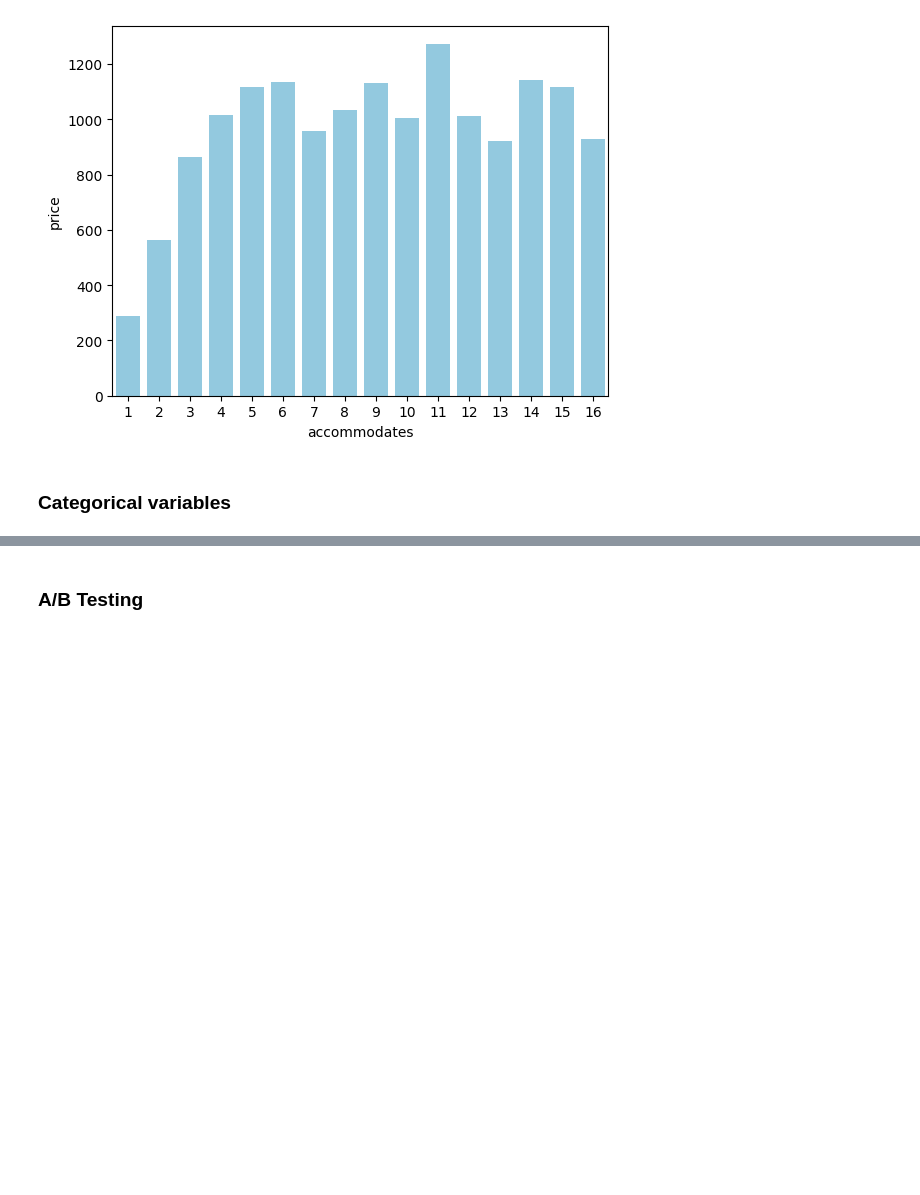
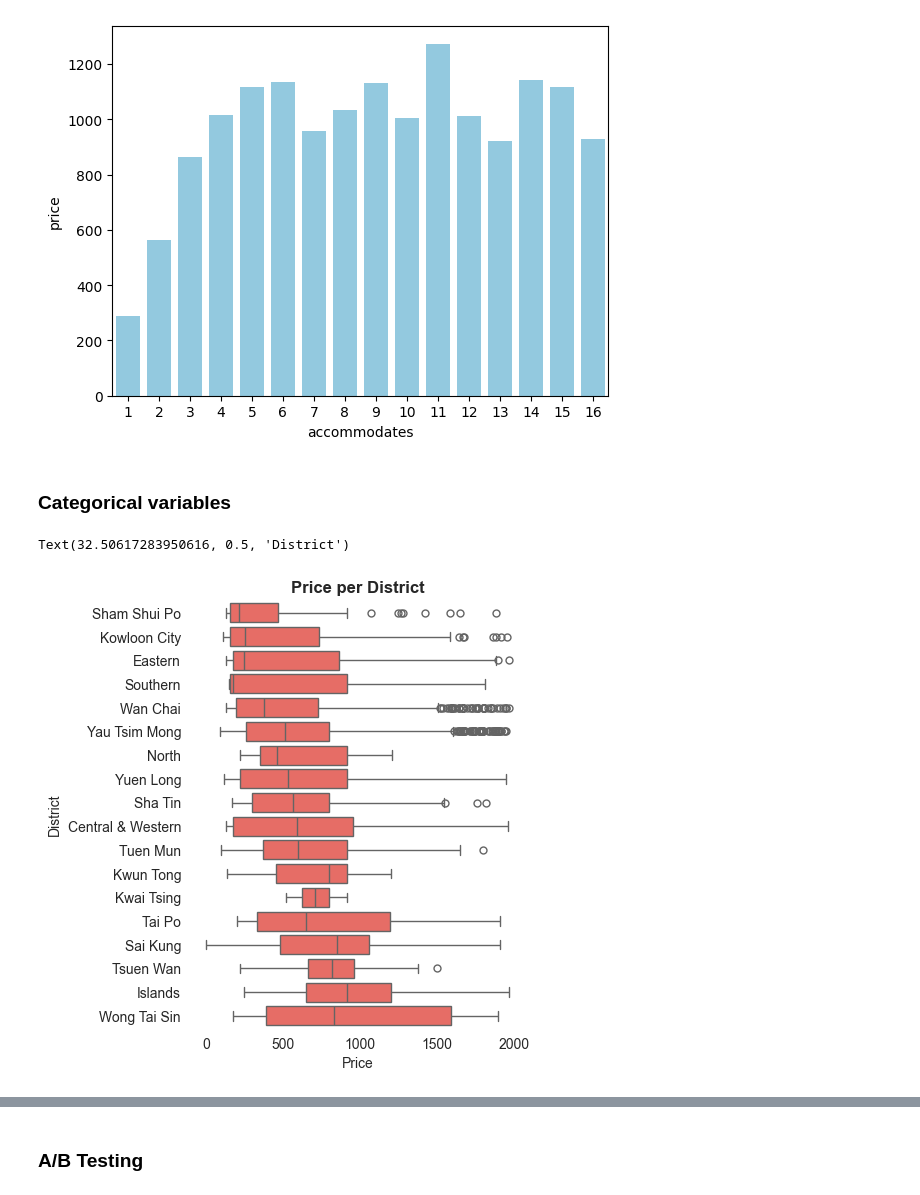
Before and after one commit to alelledo/Hong-Kong_project, a Jupyter notebook: Hong-Kong-project.ipynb, the cells around one changed output, grey strips where cells are left out. Drawn from its saved outputs; the diff is of its cells as text; code cells hidden in the pictures; blank space fills up the shorter version.

```diff
--- a/Hong-Kong-project.ipynb
+++ b/Hong-Kong-project.ipynb
@@ -303,6 +308,21 @@ The `ci` parameter is deprecated. Use `errorbar=None` for the same effect.
 [figure]
 # %% [markdown]
 ### Categorical variables
+# %%
+# Calculate mean price per neighborhood
+mean_price_per_neighborhood = listings.groupby('neighbourhood')['price'].mean()
+
+# Sort neighborhoods based on mean price
+sorted_neighborhoods = mean_price_per_neighborhood.sort_values().index
+
+# Plot the data using the sorted neighborhood order
+sns.catplot(data=listings, x="price", y="neighbourhood", kind="box", color=sns.xkcd_rgb['coral'], order=sorted_neighborhoods)
+plt.title('Price per District', fontweight='bold')
+plt.xlabel('Price')
+plt.ylabel('District')
+# %% [output]
+Text(32.50617283950616, 0.5, 'District')
+[figure, added]
 # %%
 sns.catplot(data=listings, x="price", y="host_is_superhost", kind="box")
 print(sns.catplot(data=listings, x="price", y="host_has_profile_pic", kind="box"))
```
Also changed, not shown: parts of 17 cells of this notebook, 2 other files.
